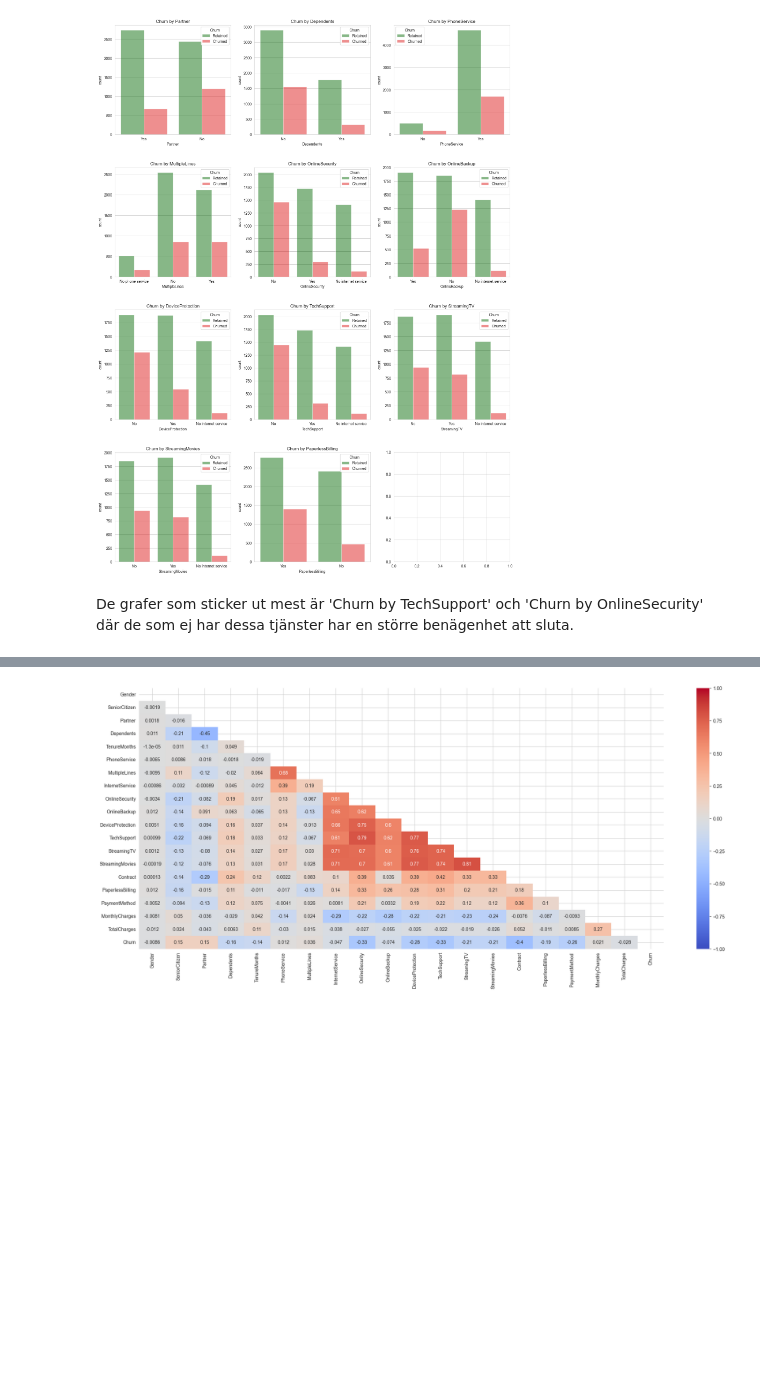
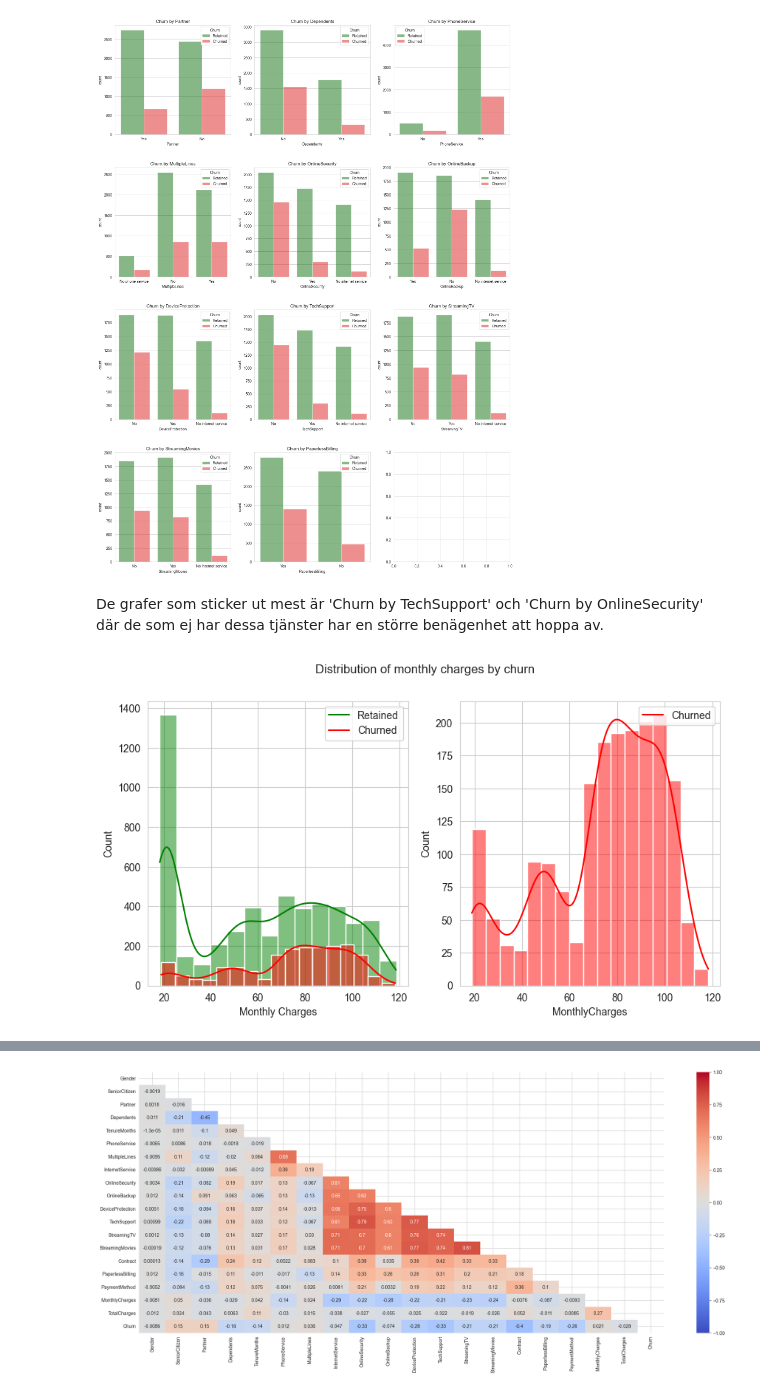
Before and after one commit to HermanCoding/AI2_Inlamning1, a Jupyter notebook: Inlamning1.ipynb, the cells around one changed output, grey strips where cells are left out. Saved outputs shown, nothing was run; the diff lists cells and outputs as text; code cells hidden in the pictures; blank space fills up the shorter version.

```diff
--- a/Inlamning1.ipynb
+++ b/Inlamning1.ipynb
@@ -407,4 +429,20 @@ plt.show()
 # %% [output]
 [figure]
 # %% [markdown]
-De grafer som sticker ut mest är 'Churn by TechSupport' och 'Churn by OnlineSecurity' där de som ej har dessa tjänster har en större benägenhet att sluta.
+De grafer som sticker ut mest är 'Churn by TechSupport' och 'Churn by OnlineSecurity' där de som ej har dessa tjänster har en större benägenhet att hoppa av.
+# %%
+fig, ax = plt.subplots(1, 2, figsize=(10, 5))
+fig.suptitle('Distribution of monthly charges by churn')
+sns.set_context()
+sns.histplot(df.MonthlyCharges[(df['Churn'] == 'Retained') ], color="green", fill = True, bins='auto', kde=True, ax=ax[0])
+sns.histplot(df.MonthlyCharges[(df["Churn"] == 'Churned') ], color="red", fill= True, bins='auto', kde=True, ax=ax[0])
+ax[0].legend(['Retained','Churned'],loc='upper right')
+
+ax[0].set_ylabel('Count')
+ax[0].set_xlabel('Monthly Charges')
+
+sns.histplot(df.MonthlyCharges[(df["Churn"] == 'Churned') ], color="red", fill= True, bins='auto', kde=True, ax=ax[1])
+ax[1].legend(['Churned'],loc='upper right')
+plt.show()
+# %% [output]
+[figure, added]
```
Also changed, not shown: parts of 38 cells of this notebook.
